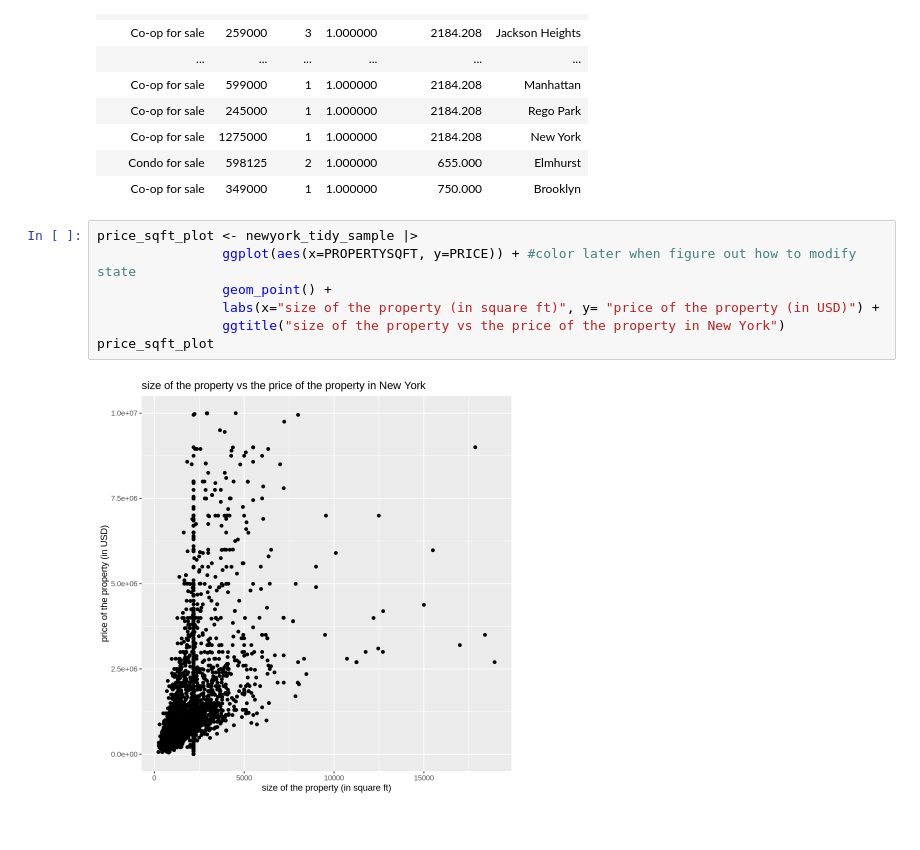
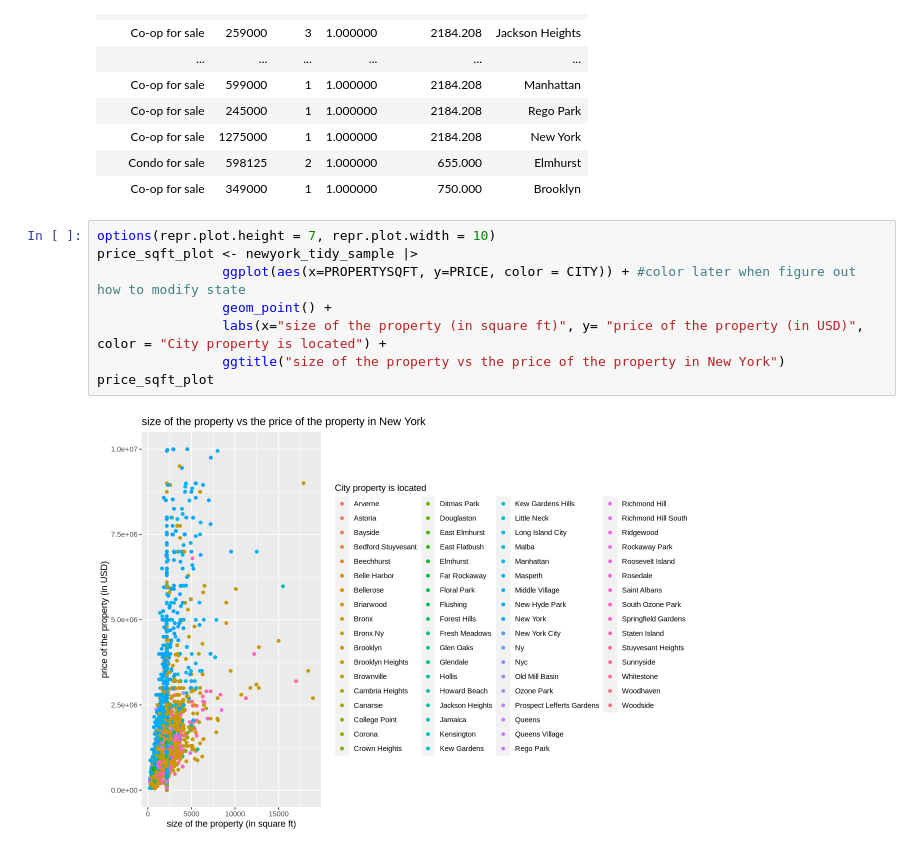
Before and after one commit to aikosumarno/dsci-100-2023w2-group-21, a Jupyter notebook: group_project_proposal.ipynb, the cells around one changed output. Saved outputs shown, nothing was run; the diff lists cells and outputs as text.

Commit message:
Colored scatter points

```diff
--- a/group_project_proposal.ipynb
+++ b/group_project_proposal.ipynb
@@ -101,11 +101,12 @@ A tibble: 4395 × 6
 | Condo for sale | 598125 | 2 | 1.000000 | 655.000 | Elmhurst |
 | Co-op for sale | 349000 | 1 | 1.000000 | 750.000 | Brooklyn |
 # %%
+options(repr.plot.height = 7, repr.plot.width = 10)
 price_sqft_plot <- newyork_tidy_sample |>
-                ggplot(aes(x=PROPERTYSQFT, y=PRICE)) + #color later when figure out how to modify state
+                ggplot(aes(x=PROPERTYSQFT, y=PRICE, color = CITY)) + #color later when figure out how to modify state
                 geom_point() +
-                labs(x="size of the property (in square ft)", y= "price of the property (in USD)") +
+                labs(x="size of the property (in square ft)", y= "price of the property (in USD)", color = "City property is located") +
                 ggtitle("size of the property vs the price of the property in New York")
 price_sqft_plot
 # %% [output]
-[figure, old version]
+[figure, new version]
```
